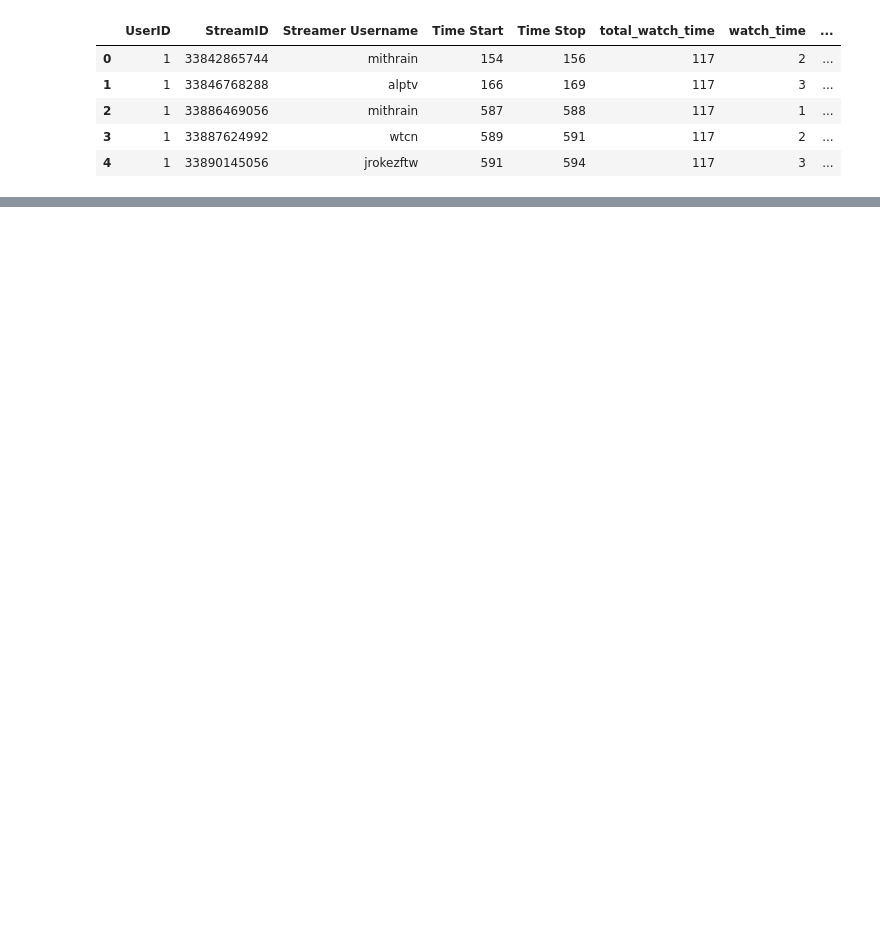
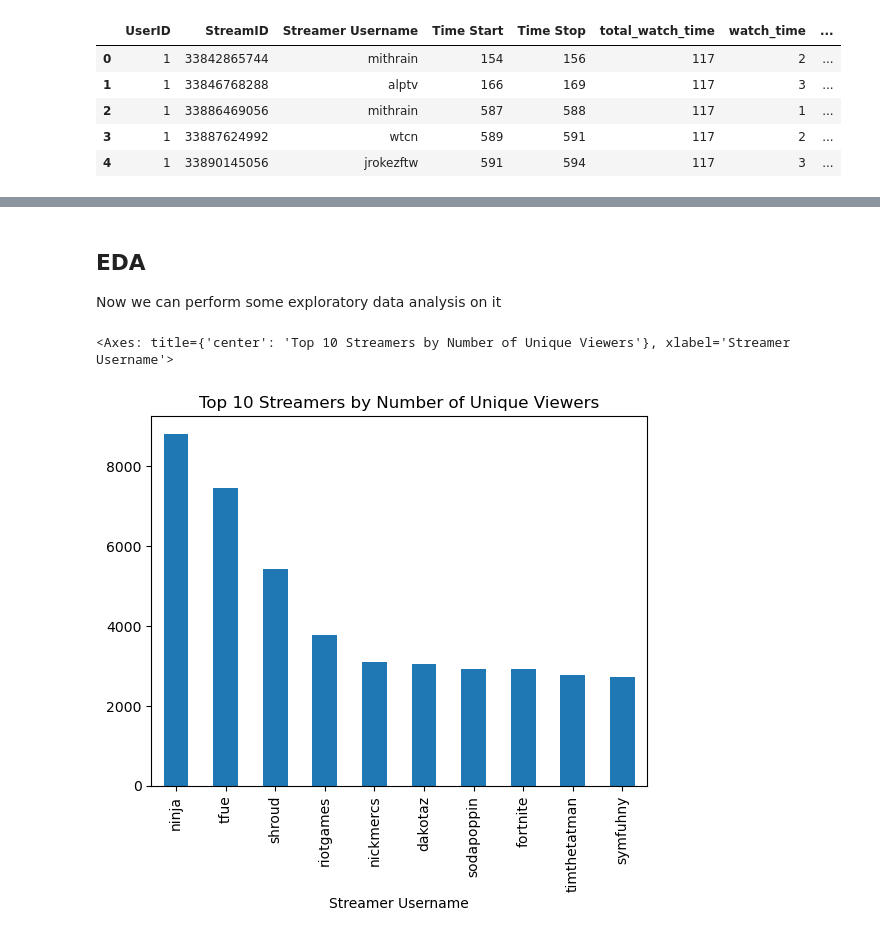
Before and after one commit to vdanielb/twitch-recommender, a Jupyter notebook: main.ipynb, the cells around one changed output, grey strips where cells are left out. Saved outputs shown, nothing was run; the diff lists cells and outputs as text; code cells hidden in the pictures; blank space fills up the shorter version.

```diff
--- a/main.ipynb
+++ b/main.ipynb
@@ -65,0 +55,8 @@ twitchdf_grouped
+# %% [markdown]
+## EDA
+Now we can perform some exploratory data analysis on it
+# %%
+twitchdf_grouped['Streamer Username'].value_counts()[:10].plot(kind="bar", title="Top 10 Streamers by Number of Unique Viewers")
+# %% [output]
+<Axes: title={'center': 'Top 10 Streamers by Number of Unique Viewers'}, xlabel='Streamer Username'>
+[figure, added]
```
Also changed, not shown: parts of 25 cells of this notebook, 2 other files.
